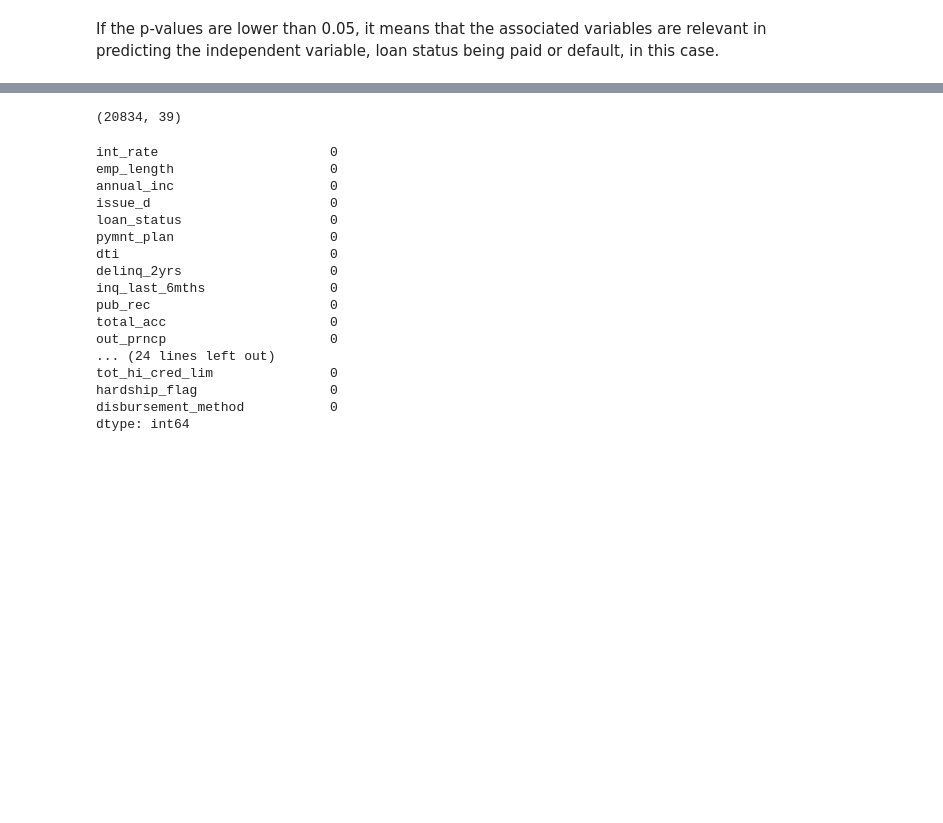
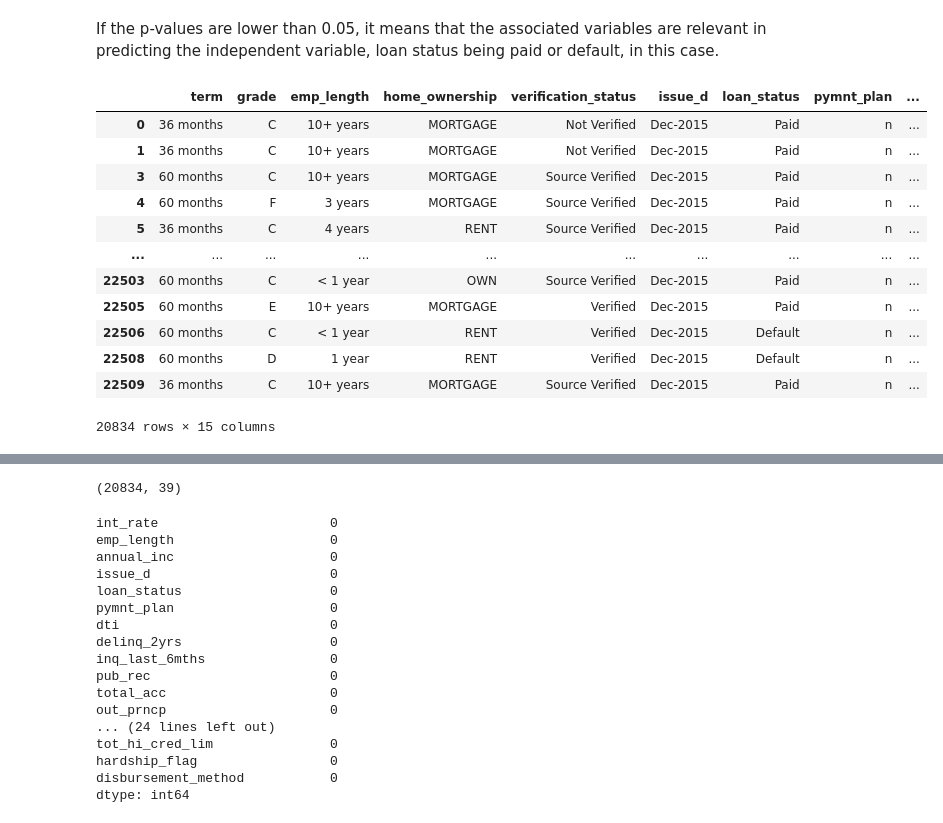
Before and after one commit to rachellliao/loan-default-prediction, a Jupyter notebook: EDA.ipynb, the cells around one changed output, grey strips where cells are left out. Drawn from its saved outputs; the diff is of its cells as text; code cells hidden in the pictures; blank space fills up the shorter version.

```diff
--- a/EDA.ipynb
+++ b/EDA.ipynb
@@ -380,2 +523,18 @@ chi2_df
 # %% [markdown]
 If the p-values are lower than 0.05, it means that the associated variables are relevant in predicting the independent variable, loan status being paid or default, in this case.
+# %%
+df_selected_features.select_dtypes('object')
+# %% [output]
+|  | term | grade | emp_length | home_ownership | verification_status | issue_d | loan_status | pymnt_plan | ... |
+| 0 | 36 months | C | 10+ years | MORTGAGE | Not Verified | Dec-2015 | Paid | n | ... |
+| 1 | 36 months | C | 10+ years | MORTGAGE | Not Verified | Dec-2015 | Paid | n | ... |
+| 3 | 60 months | C | 10+ years | MORTGAGE | Source Verified | Dec-2015 | Paid | n | ... |
+| 4 | 60 months | F | 3 years | MORTGAGE | Source Verified | Dec-2015 | Paid | n | ... |
+| 5 | 36 months | C | 4 years | RENT | Source Verified | Dec-2015 | Paid | n | ... |
+| ... | ... | ... | ... | ... | ... | ... | ... | ... | ... |
+| 22503 | 60 months | C | < 1 year | OWN | Source Verified | Dec-2015 | Paid | n | ... |
+| 22505 | 60 months | E | 10+ years | MORTGAGE | Verified | Dec-2015 | Paid | n | ... |
+| 22506 | 60 months | C | < 1 year | RENT | Verified | Dec-2015 | Default | n | ... |
+| 22508 | 60 months | D | 1 year | RENT | Verified | Dec-2015 | Default | n | ... |
+| 22509 | 36 months | C | 10+ years | MORTGAGE | Source Verified | Dec-2015 | Paid | n | ... |
+20834 rows × 15 columns
```
Also changed, not shown: parts of 16 cells of this notebook.
